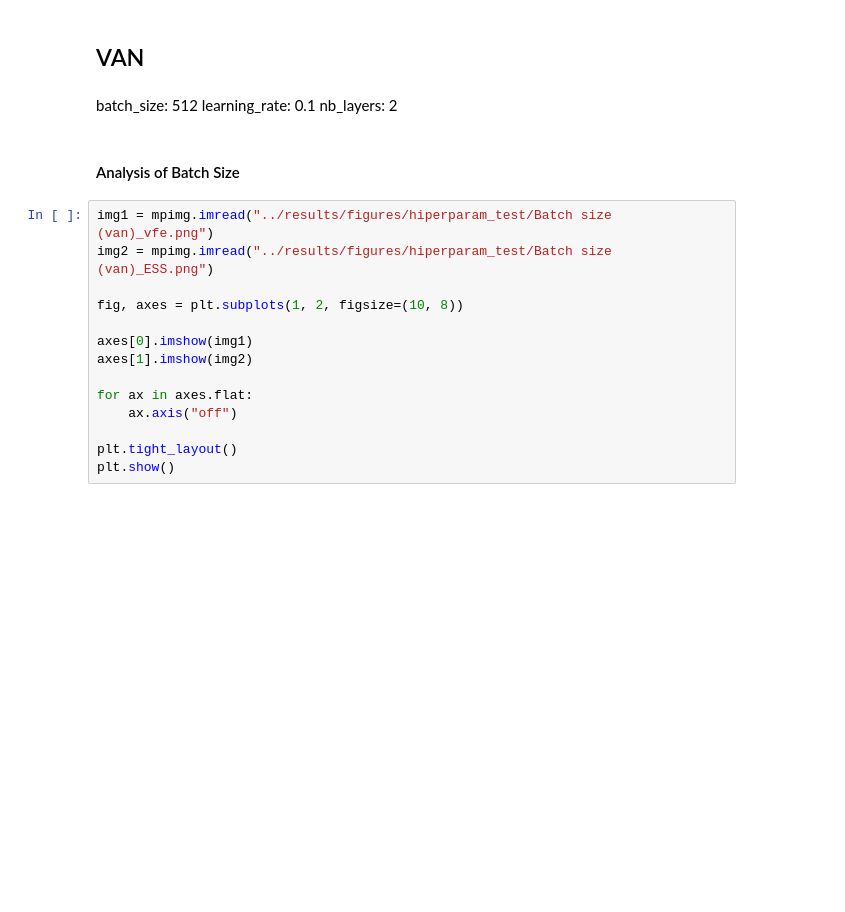
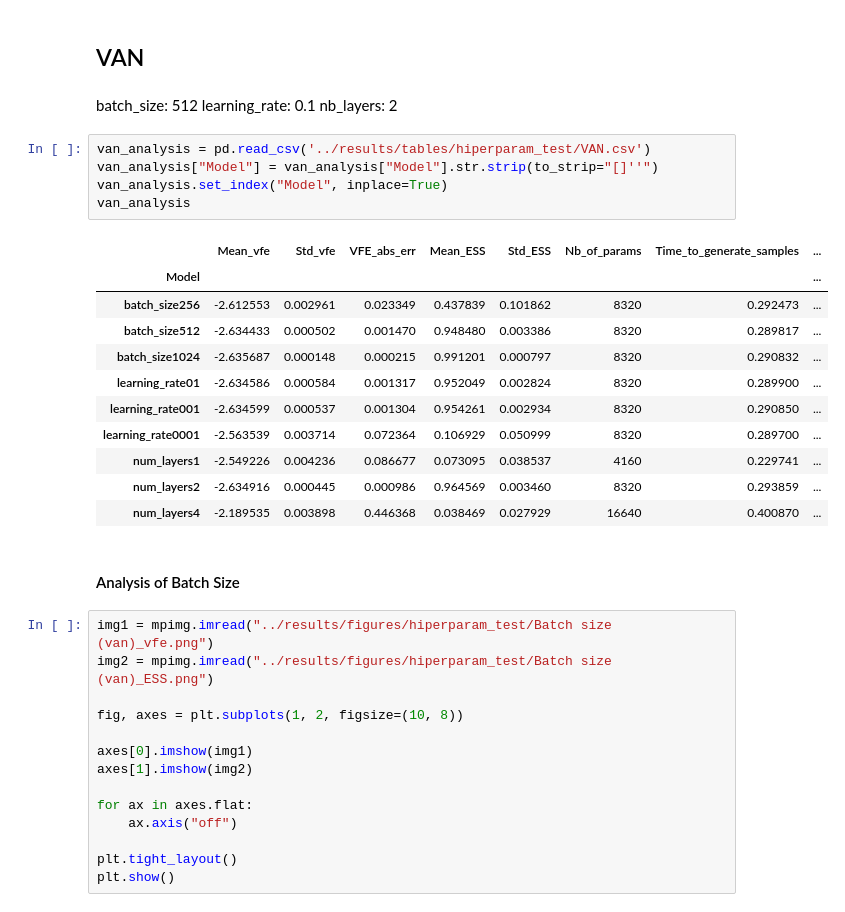
Before and after one commit to jan-szydlowski/Benchmarking-Autoregressive-Generative-Models, a Jupyter notebook: notebooks/analysis.ipynb, the cells around one changed output. Cells and saved outputs as stored; diff of their text form; blank space fills up the shorter version.

```diff
--- a/notebooks/analysis.ipynb
+++ b/notebooks/analysis.ipynb
@@ -242,6 +386,23 @@ coś
   batch_size: 512
   learning_rate: 0.1
   nb_layers: 2
+# %%
+van_analysis = pd.read_csv('../results/tables/hiperparam_test/VAN.csv')
+van_analysis["Model"] = van_analysis["Model"].str.strip(to_strip="[]''")
+van_analysis.set_index("Model", inplace=True)
+van_analysis
+# %% [output]
+|  | Mean_vfe | Std_vfe | VFE_abs_err | Mean_ESS | Std_ESS | Nb_of_params | Time_to_generate_samples | ... |
+| Model |  |  |  |  |  |  |  | ... |
+| batch_size256 | -2.612553 | 0.002961 | 0.023349 | 0.437839 | 0.101862 | 8320 | 0.292473 | ... |
+| batch_size512 | -2.634433 | 0.000502 | 0.001470 | 0.948480 | 0.003386 | 8320 | 0.289817 | ... |
+| batch_size1024 | -2.635687 | 0.000148 | 0.000215 | 0.991201 | 0.000797 | 8320 | 0.290832 | ... |
+| learning_rate01 | -2.634586 | 0.000584 | 0.001317 | 0.952049 | 0.002824 | 8320 | 0.289900 | ... |
+| learning_rate001 | -2.634599 | 0.000537 | 0.001304 | 0.954261 | 0.002934 | 8320 | 0.290850 | ... |
+| learning_rate0001 | -2.563539 | 0.003714 | 0.072364 | 0.106929 | 0.050999 | 8320 | 0.289700 | ... |
+| num_layers1 | -2.549226 | 0.004236 | 0.086677 | 0.073095 | 0.038537 | 4160 | 0.229741 | ... |
+| num_layers2 | -2.634916 | 0.000445 | 0.000986 | 0.964569 | 0.003460 | 8320 | 0.293859 | ... |
+| num_layers4 | -2.189535 | 0.003898 | 0.446368 | 0.038469 | 0.027929 | 16640 | 0.400870 | ... |
 # %% [markdown]
 #### Analysis of Batch Size
 # %%
```
Also changed, not shown: parts of 39 cells of this notebook, 33 other files.
